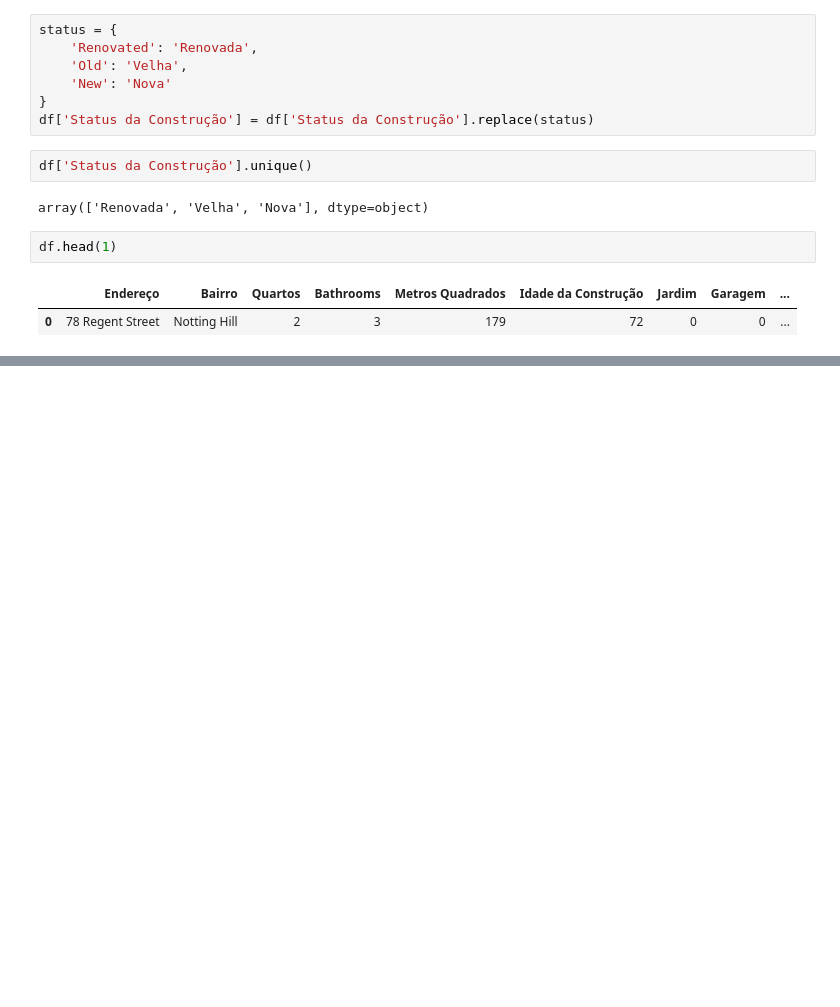
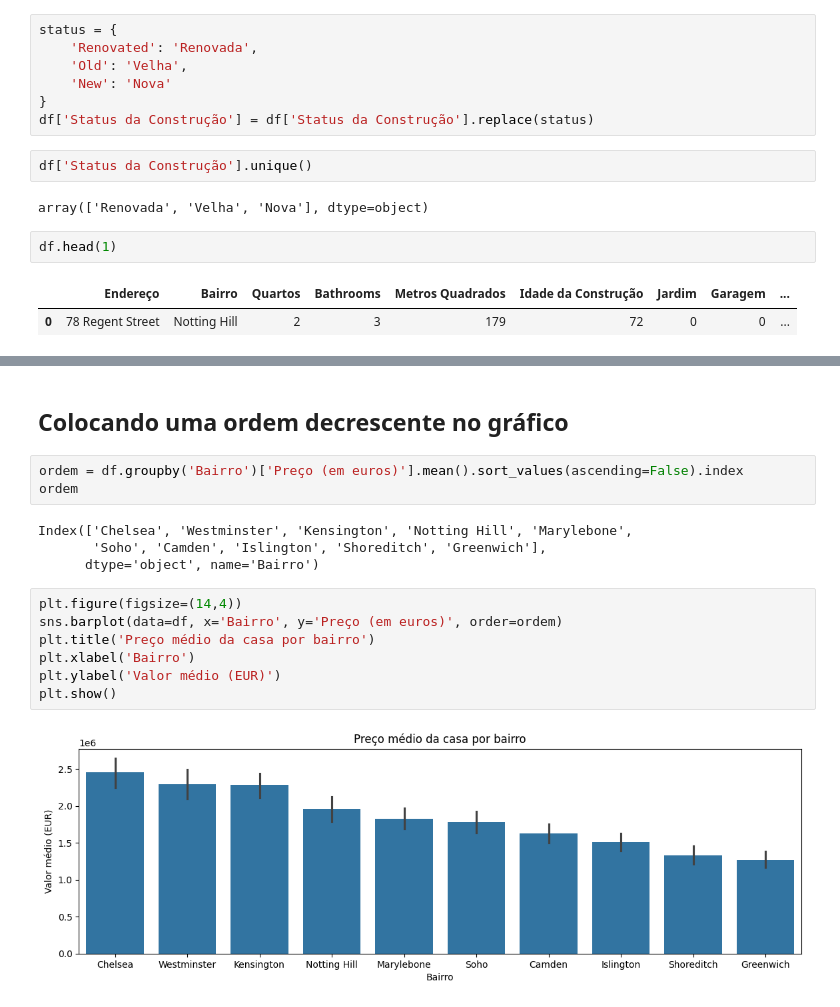
Before and after one commit to gblsouza8/AnaliseCasasEmLondres, a Jupyter notebook: notebook.ipynb, the cells around one changed output, grey strips where cells are left out. Drawn from its saved outputs; the diff is of its cells as text; blank space fills up the shorter version.

```diff
--- a/notebook.ipynb
+++ b/notebook.ipynb
@@ -279,0 +331,18 @@ df.head(1)
+# %% [markdown]
+## Colocando uma ordem decrescente no gráfico
+# %%
+ordem = df.groupby('Bairro')['Preço (em euros)'].mean().sort_values(ascending=False).index
+ordem
+# %% [output]
+Index(['Chelsea', 'Westminster', 'Kensington', 'Notting Hill', 'Marylebone',
+       'Soho', 'Camden', 'Islington', 'Shoreditch', 'Greenwich'],
+      dtype='object', name='Bairro')
+# %%
+plt.figure(figsize=(14,4))
+sns.barplot(data=df, x='Bairro', y='Preço (em euros)', order=ordem)
+plt.title('Preço médio da casa por bairro')
+plt.xlabel('Bairro')
+plt.ylabel('Valor médio (EUR)')
+plt.show()
+# %% [output]
+[figure, added]
```
Also changed, not shown: parts of 19 cells of this notebook.
